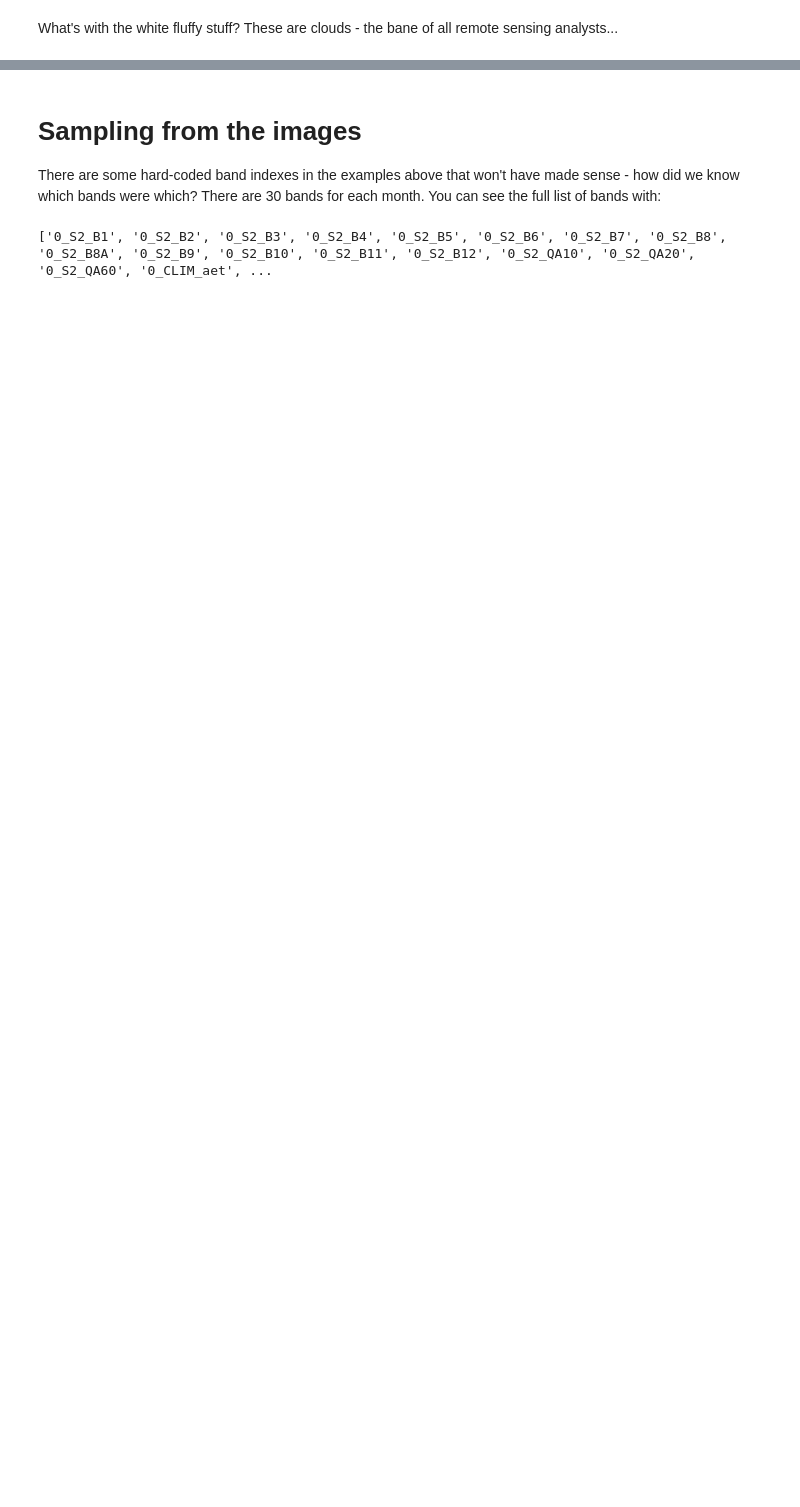
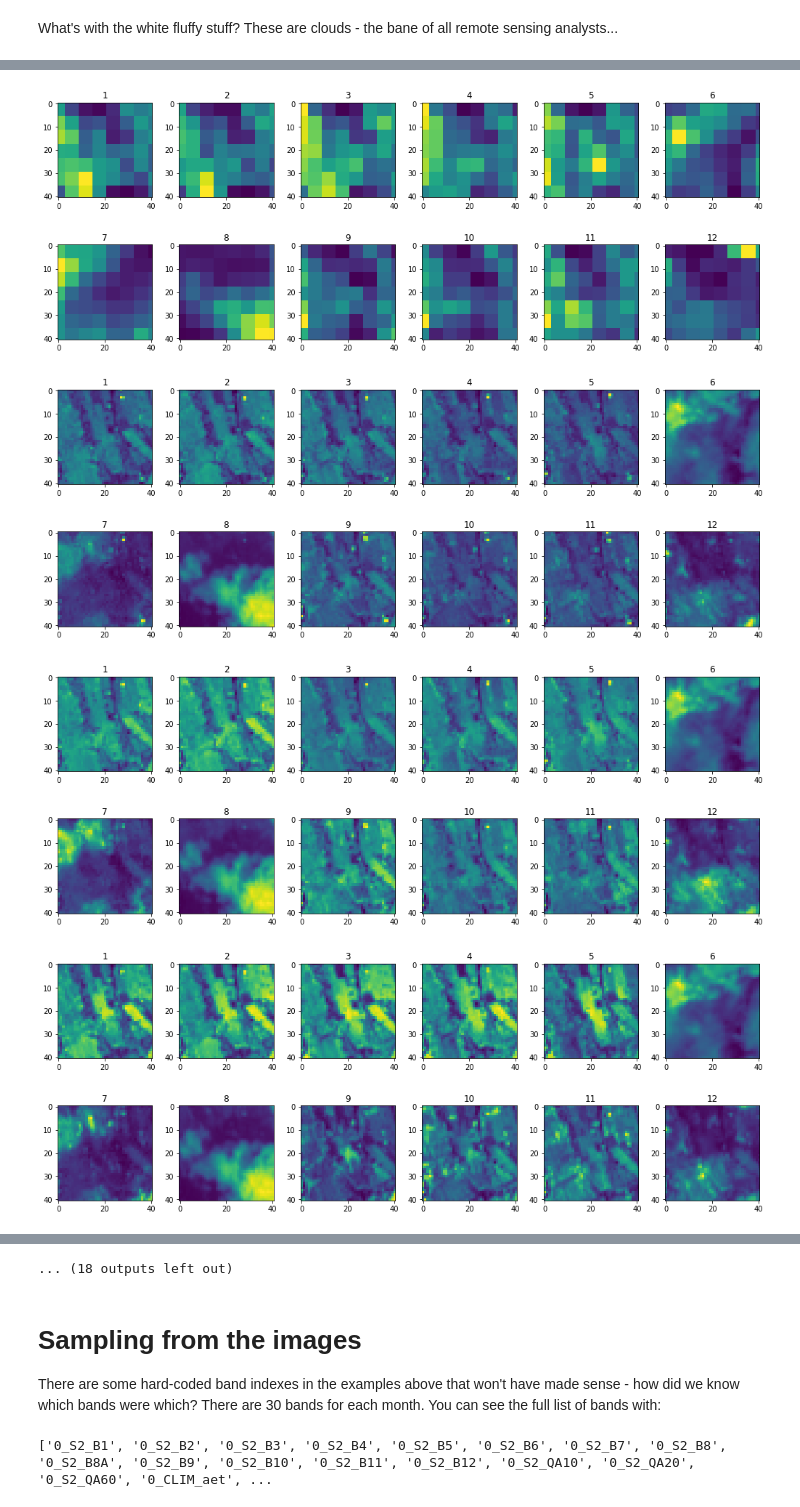
Before and after one commit to sam-ghala/CoRNN, a Jupyter notebook: data/Starter_Notebook_CGIAR_Yield_Estimation.ipynb, the cells around one changed output, grey strips where cells are left out. Drawn from its saved outputs; the diff is of its cells as text; code cells hidden in the pictures; blank space fills up the shorter version.

```diff
--- a/data/Starter_Notebook_CGIAR_Yield_Estimation.ipynb
+++ b/data/Starter_Notebook_CGIAR_Yield_Estimation.ipynb
@@ -96,0 +121,16 @@ for i in range(12):
+# %%
+# look at all the months for each band
+# Show the SWIR band (B12) where clouds have a high reflectance
+for j in range(30):
+    fig, axs = plt.subplots(2, 6, figsize=(18, 6), facecolor='w', edgecolor='k')
+    fig.subplots_adjust(hspace = .5, wspace=.001)
+    axs = axs.ravel()
+    for i in range(12):
+      image = arr[i*30 + j]
+      axs[i].imshow(image)
+      axs[i].set_title(str(i+1))
+# %% [output]
+[figure, added]
+[figure, added]
+[figure, added]
+[figure, added]
@@ -97,3 +145,4 @@ for i in range(12):
+... (18 outputs left out)
 # %% [markdown]
 # Sampling from the images
 
```
Also changed, not shown: parts of 18 cells of this notebook.
